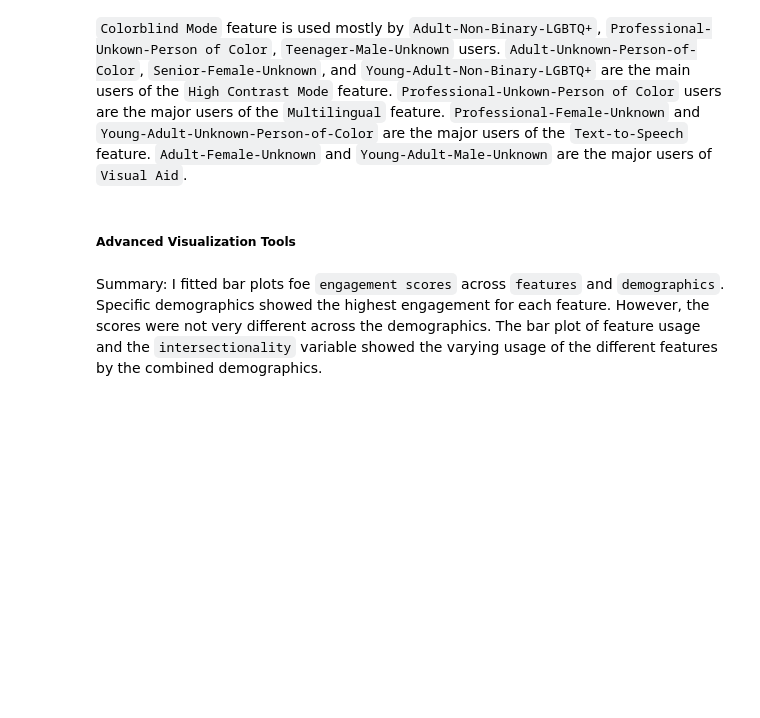
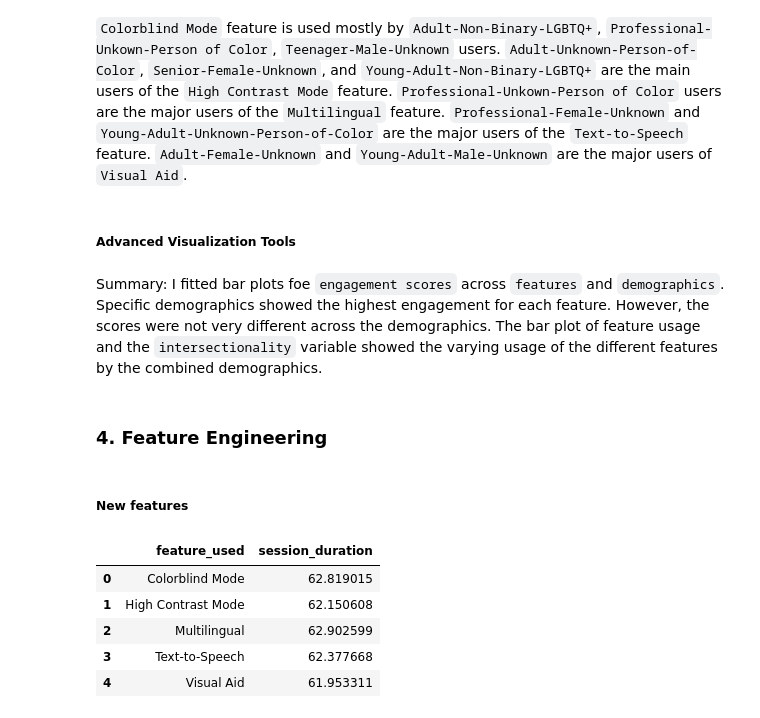
Before and after one commit to Joycelyn96/HackDiversityDataInterviewChallenge, a Jupyter notebook: hack_diversity_data_interview_challenge.ipynb, the cells around one changed output. Saved outputs shown, nothing was run; the diff lists cells and outputs as text; code cells hidden in the pictures; blank space fills up the shorter version.

Commit message:
Completed feature engineering

```diff
--- a/hack_diversity_data_interview_challenge.ipynb
+++ b/hack_diversity_data_interview_challenge.ipynb
@@ -255,3 +255,18 @@ plt.show()
 data.to_csv('cleaned_inclusive_features_usage_data.csv', index=False)
 # %% [markdown]
 Summary: I fitted bar plots foe `engagement scores` across `features` and `demographics`. Specific demographics showed the highest engagement for each feature. However, the scores were not very different across the demographics. The bar plot of feature usage and the `intersectionality` variable showed the varying usage of the different features by the combined demographics.
+# %% [markdown]
+### 4. Feature Engineering
+# %% [markdown]
+##### New features
+# %%
+# Average session duration per feature used
+feature_avg_session = data.groupby('feature_used')['session_duration'].mean().reset_index()
+feature_avg_session
+# %% [output]
+|  | feature_used | session_duration |
+| 0 | Colorblind Mode | 62.819015 |
+| 1 | High Contrast Mode | 62.150608 |
+| 2 | Multilingual | 62.902599 |
+| 3 | Text-to-Speech | 62.377668 |
+| 4 | Visual Aid | 61.953311 |
```
Also changed, not shown: parts of 5 cells of this notebook.
